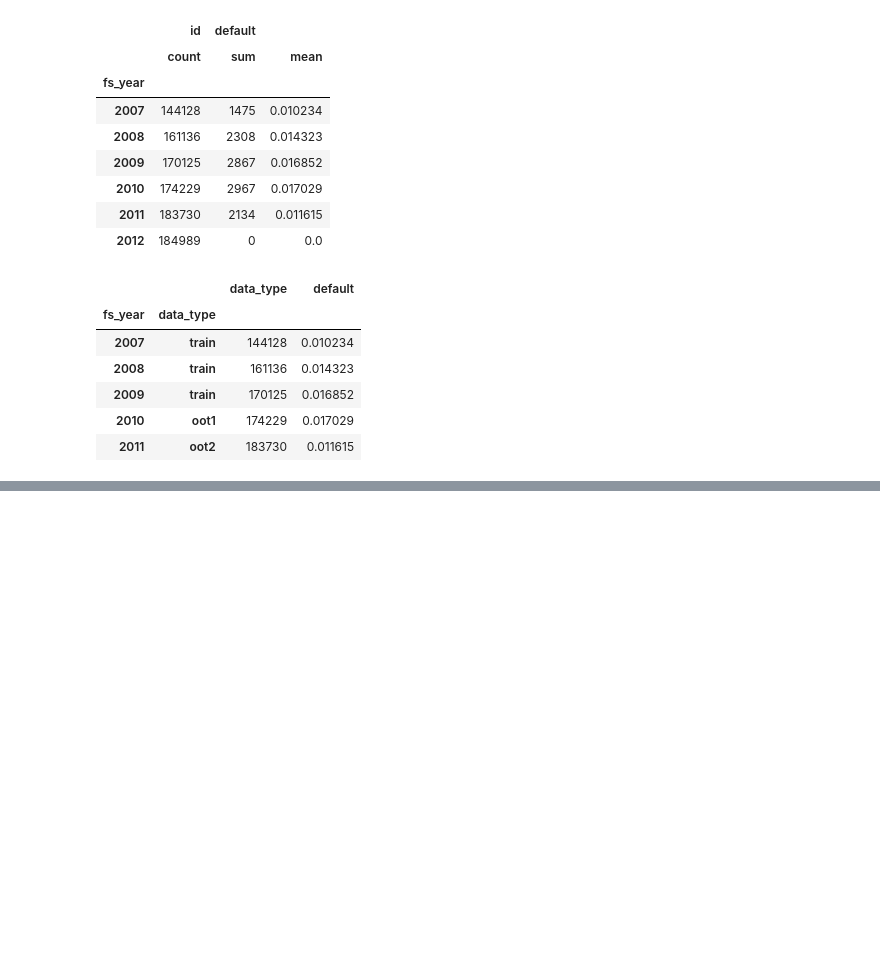
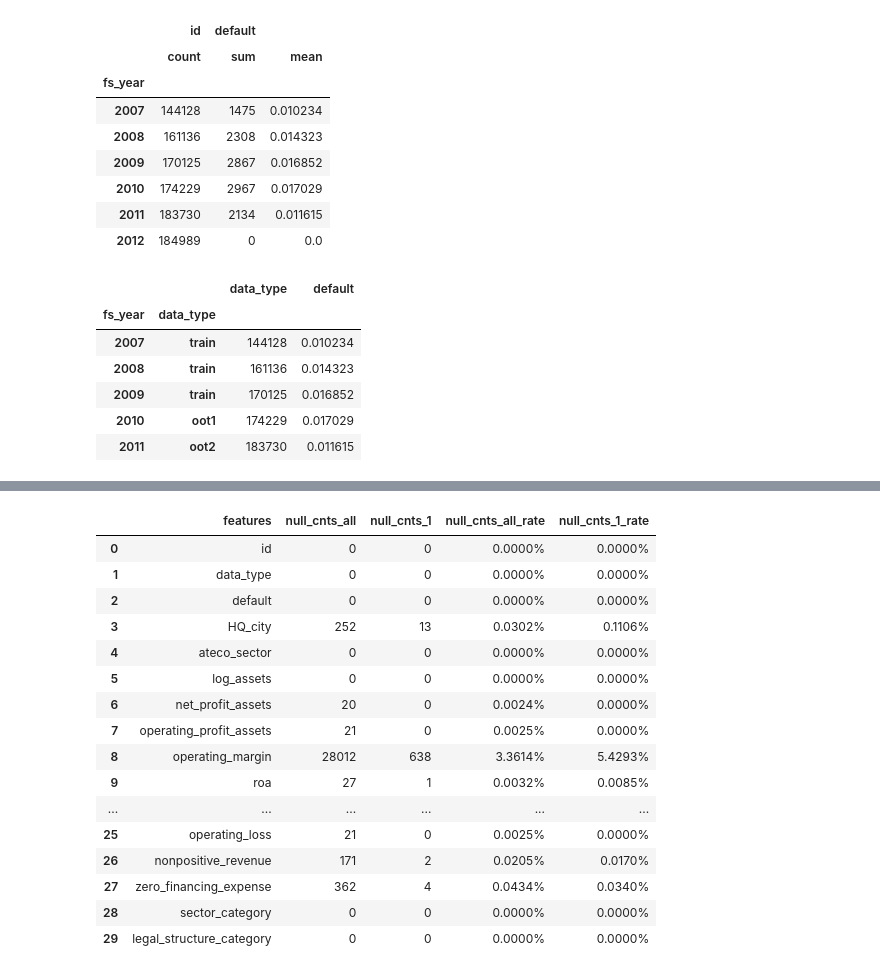
Before and after one commit to Anubhav3084/FinanceML-Course-Project, a Jupyter notebook: Project/Code/data.ipynb, the cells around one changed output, grey strips where cells are left out. Saved outputs shown, nothing was run; the diff lists cells and outputs as text; code cells hidden in the pictures; blank space fills up the shorter version.

```diff
--- a/Project/Code/data.ipynb
+++ b/Project/Code/data.ipynb
@@ -92,0 +187,2 @@ df.to_csv('../Data/temp_training.csv')
+# %%
+df = pd.read_csv('../Data/ratio_and_flag_features.csv')
@@ -92,0 +216,9 @@ df.to_csv('../Data/temp_training.csv')
+# %%
+temp = pd.DataFrame(df.isna().sum()).reset_index()
+temp.columns = ['features', 'null_cnts_all']
+
+temp2 = pd.DataFrame(df.query('default == 1').isna().sum()).reset_index()
+temp2.columns = ['features', 'null_cnts_1']
+
+temp = temp.merge(temp2, on=['features'], how='inner')
+temp
@@ -92,0 +243,22 @@ df.to_csv('../Data/temp_training.csv')
+# %%
+temp['null_cnts_all_rate'] = temp['null_cnts_all'].apply(lambda x: f"{x / total_cnt:.4%}")
+temp['null_cnts_1_rate'] = temp['null_cnts_1'].apply(lambda x: f"{x / default_cnt:.4%}")
+temp
+# %% [output]
+|  | features | null_cnts_all | null_cnts_1 | null_cnts_all_rate | null_cnts_1_rate |
+| 0 | id | 0 | 0 | 0.0000% | 0.0000% |
+| 1 | data_type | 0 | 0 | 0.0000% | 0.0000% |
+| 2 | default | 0 | 0 | 0.0000% | 0.0000% |
+| 3 | HQ_city | 252 | 13 | 0.0302% | 0.1106% |
+| 4 | ateco_sector | 0 | 0 | 0.0000% | 0.0000% |
+| 5 | log_assets | 0 | 0 | 0.0000% | 0.0000% |
+| 6 | net_profit_assets | 20 | 0 | 0.0024% | 0.0000% |
+| 7 | operating_profit_assets | 21 | 0 | 0.0025% | 0.0000% |
+| 8 | operating_margin | 28012 | 638 | 3.3614% | 5.4293% |
+| 9 | roa | 27 | 1 | 0.0032% | 0.0085% |
+| ... | ... | ... | ... | ... | ... |
+| 25 | operating_loss | 21 | 0 | 0.0025% | 0.0000% |
+| 26 | nonpositive_revenue | 171 | 2 | 0.0205% | 0.0170% |
+| 27 | zero_financing_expense | 362 | 4 | 0.0434% | 0.0340% |
+| 28 | sector_category | 0 | 0 | 0.0000% | 0.0000% |
+| 29 | legal_structure_category | 0 | 0 | 0.0000% | 0.0000% |
```
Also changed, not shown: parts of 9 cells of this notebook, 15 other files.
